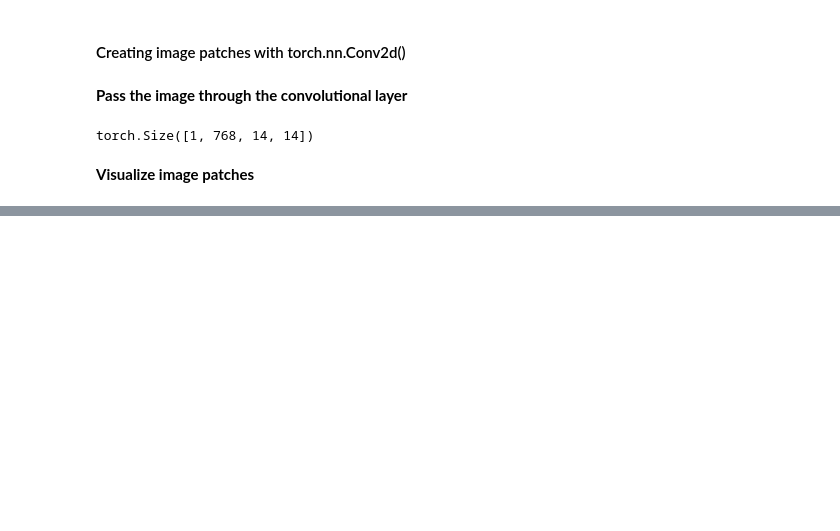
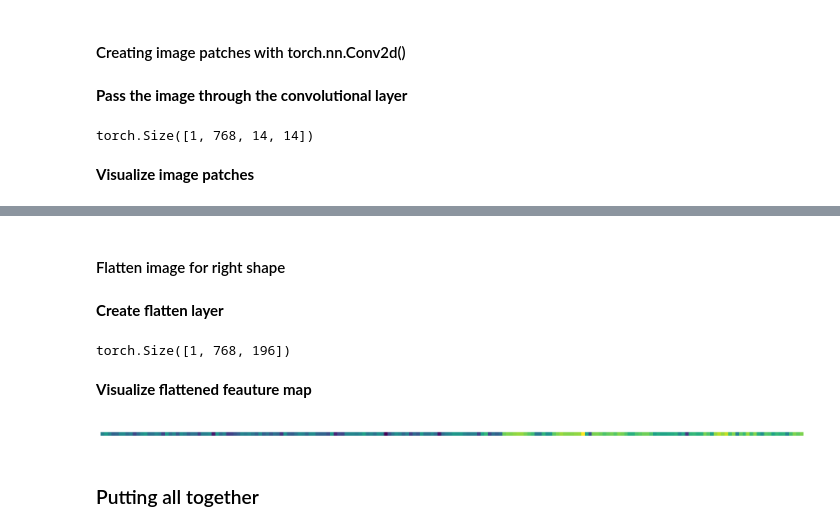
Before and after one commit to seblful/vision-transformer, a Jupyter notebook: vision_transformer_replicating.ipynb, the cells around one changed output, grey strips where cells are left out. Saved outputs shown, nothing was run; the diff lists cells and outputs as text; code cells hidden in the pictures; blank space fills up the shorter version.

Commit message:
[EDIT] add func to visualize flatened feauture map

```diff
--- a/vision_transformer_replicating.ipynb
+++ b/vision_transformer_replicating.ipynb
@@ -327,6 +327,21 @@ def plot_image_out_of_conv(image, k=5):
         axs[i].imshow(random_image)
         # Deleting labels, ticks
         axs[i].set(xticklabels=[], yticklabels=[], xticks=[], yticks=[]);
+
+
+import matplotlib.pyplot as plt
+
+def plot_image_out_of_flat(flattened_image):
+    '''
+    Plots flattened feauture map
+    '''
+    # Permute, taking single map and detach image
+    single_flatten_map = flattened_image.permute(0, 2, 1)[:, :, 0].detach().numpy()
+
+    # Change figsize
+    plt.figure(figsize=(20, 20))
+    plt.imshow(single_flatten_map)
+    plt.axis('off');
 # %% [output]
 Overwriting utils.py
 # %% [markdown]
@@ -463,0 +502,21 @@ plot_image_out_of_conv(image_out_of_conv)
+# %% [markdown]
+#### Flatten image for right shape
+# %% [markdown]
+**Create flatten layer**
+# %%
+flatten = nn.Flatten(start_dim=2, # flatten feature_map_height (dimension 2)
+                     end_dim=3) # flatten feature_map_width (dimension 3)
+# %%
+image_out_of_flatten = flatten(image_out_of_conv)
+image_out_of_flatten.shape
+# %% [output]
+torch.Size([1, 768, 196])
+# %% [markdown]
+**Visualize flattened feauture map**
+# %%
+from utils import plot_image_out_of_flat
+plot_image_out_of_flat(image_out_of_flatten)
+# %% [output]
+[figure, added]
+# %% [markdown]
+### Putting all together
```
Also changed, not shown: parts of 9 cells of this notebook, 1 other file.
